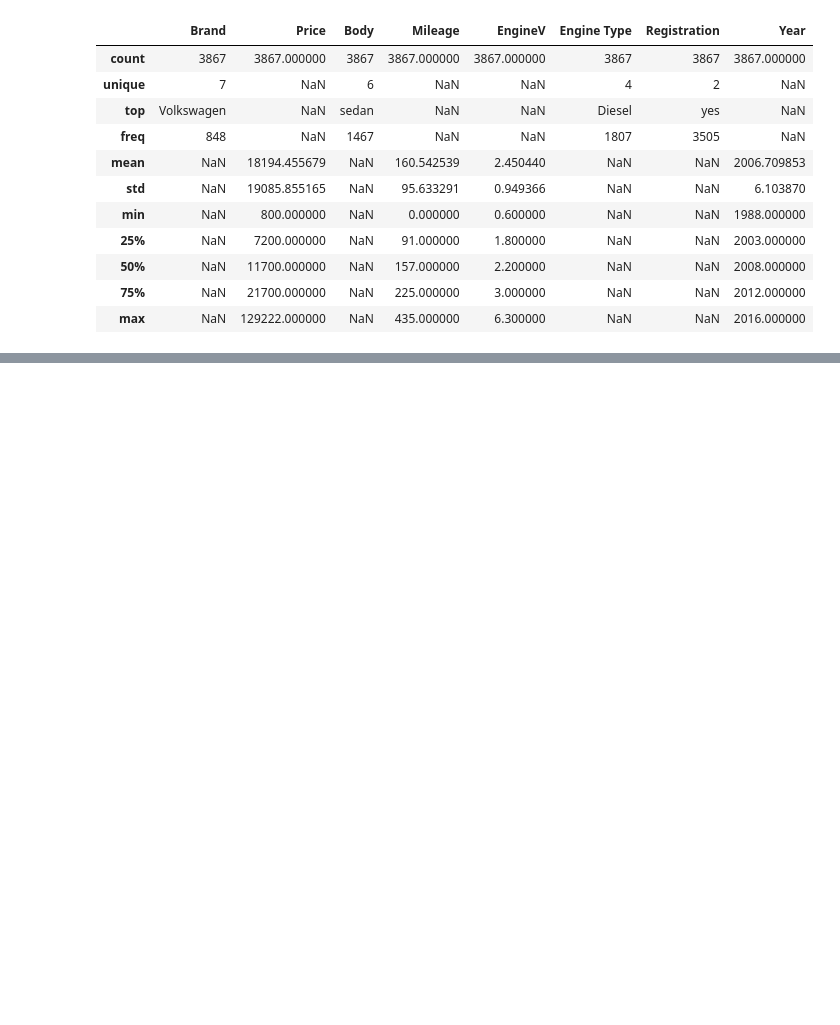
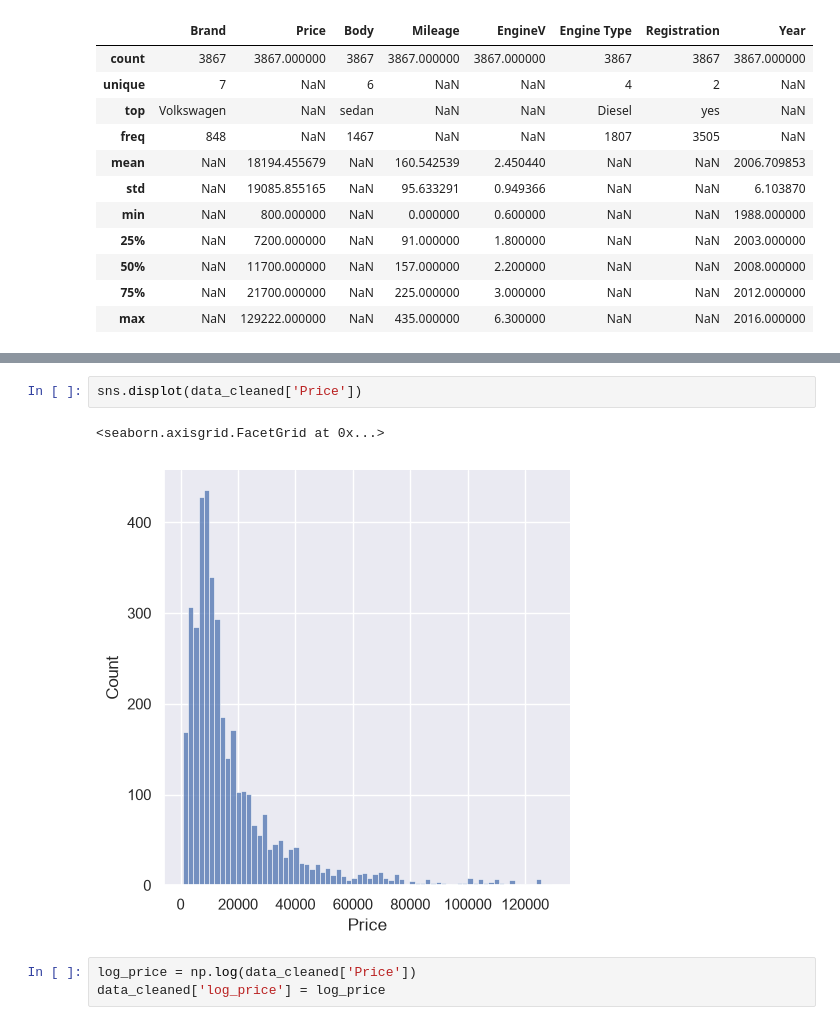
Before and after one commit to Mengheak/machine-learning, a Jupyter notebook: practical_example_linear_reg/Linear Reg Real life example.ipynb, the cells around one changed output, grey strips where cells are left out. Drawn from its saved outputs; the diff is of its cells as text; blank space fills up the shorter version.

```diff
--- a/practical_example_linear_reg/Linear Reg Real life example.ipynb
+++ b/practical_example_linear_reg/Linear Reg Real life example.ipynb
@@ -178,0 +194,8 @@ data_cleaned.describe(include='all')
+# %%
+sns.displot(data_cleaned['Price'])
+# %% [output]
+<seaborn.axisgrid.FacetGrid at 0x...>
+[figure, added]
+# %%
+log_price = np.log(data_cleaned['Price'])
+data_cleaned['log_price'] = log_price
```
Also changed, not shown: parts of 5 cells of this notebook.
